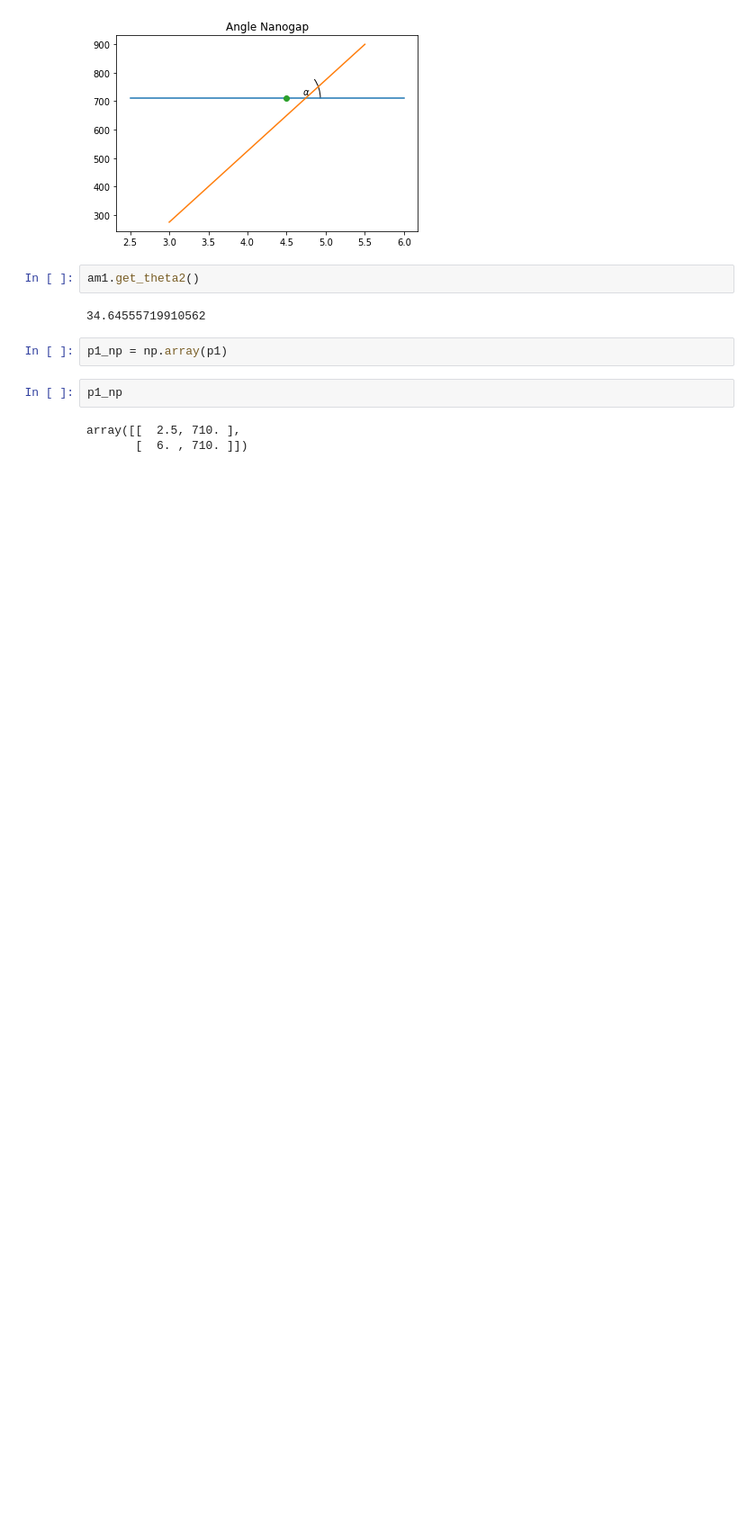
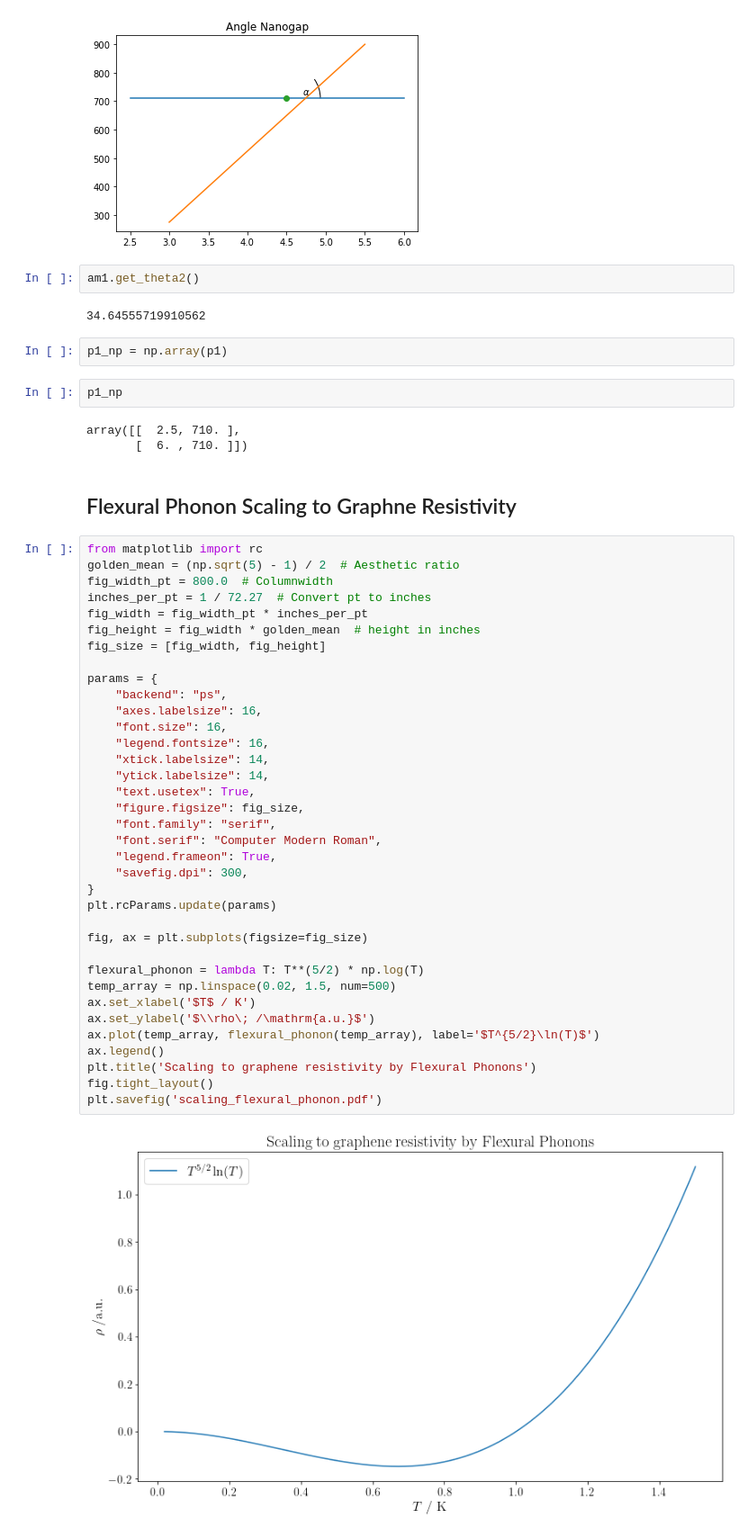
Before and after one commit to AlessandroLodi/DPhil-Thesis-Oxford, a Jupyter notebook: chapter_fabrication/figures/plotting_fabrication.ipynb, the cells around one changed output. Shown: that part at 90% size. Saved outputs shown, nothing was run; the diff lists cells and outputs as text; blank space fills up the shorter version.

Commit message:
added part on TFET (started). Plotted scaling flexural phonons

```diff
--- a/chapter_fabrication/figures/plotting_fabrication.ipynb
+++ b/chapter_fabrication/figures/plotting_fabrication.ipynb
@@ -291,3 +291,43 @@ p1_np
 # %% [output]
 array([[  2.5, 710. ],
        [  6. , 710. ]])
+# %% [markdown]
+## Flexural Phonon Scaling to Graphne Resistivity
+# %%
+from matplotlib import rc
+golden_mean = (np.sqrt(5) - 1) / 2  # Aesthetic ratio
+fig_width_pt = 800.0  # Columnwidth
+inches_per_pt = 1 / 72.27  # Convert pt to inches
+fig_width = fig_width_pt * inches_per_pt
+fig_height = fig_width * golden_mean  # height in inches
+fig_size = [fig_width, fig_height]
+
+params = {
+    "backend": "ps",
+    "axes.labelsize": 16,
+    "font.size": 16,
+    "legend.fontsize": 16,
+    "xtick.labelsize": 14,
+    "ytick.labelsize": 14,
+    "text.usetex": True,
+    "figure.figsize": fig_size,
+    "font.family": "serif",
+    "font.serif": "Computer Modern Roman",
+    "legend.frameon": True,
+    "savefig.dpi": 300,
+}
+plt.rcParams.update(params)
+
+fig, ax = plt.subplots(figsize=fig_size)
+
+flexural_phonon = lambda T: T**(5/2) * np.log(T)
+temp_array = np.linspace(0.02, 1.5, num=500)
+ax.set_xlabel('$T$ / K')
+ax.set_ylabel('$\\rho\; /\mathrm{a.u.}$')
+ax.plot(temp_array, flexural_phonon(temp_array), label='$T^{5/2}\ln(T)$')
+ax.legend()
+plt.title('Scaling to graphene resistivity by Flexural Phonons')
+fig.tight_layout()
+plt.savefig('scaling_flexural_phonon.pdf')
+# %% [output]
+[figure, added]
```
Also changed, not shown: parts of 2 cells of this notebook, 8 other files.
